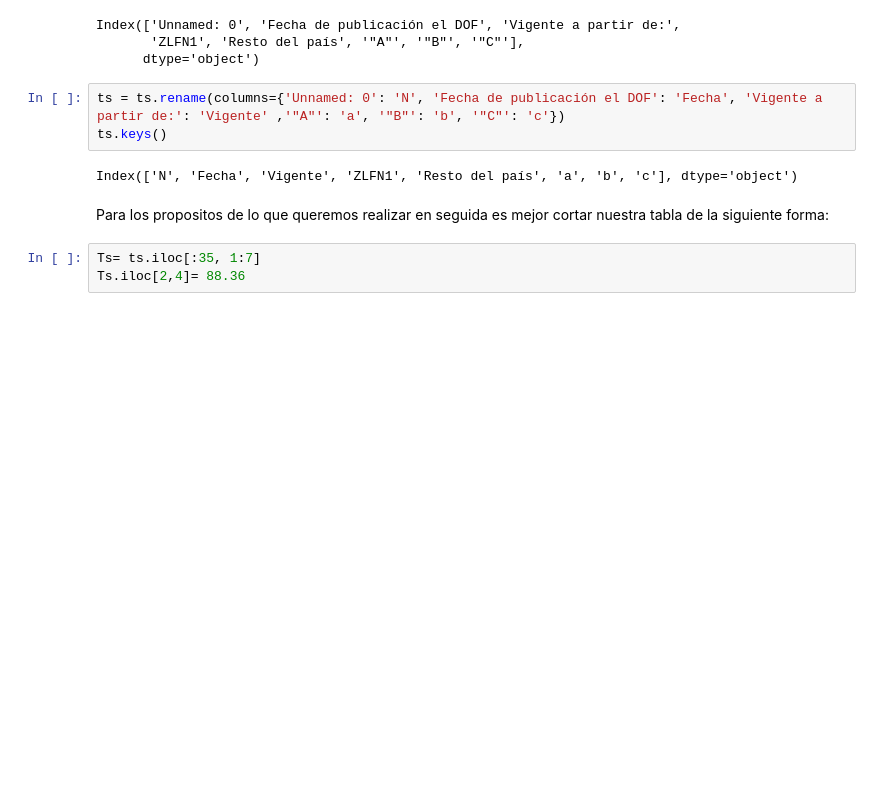
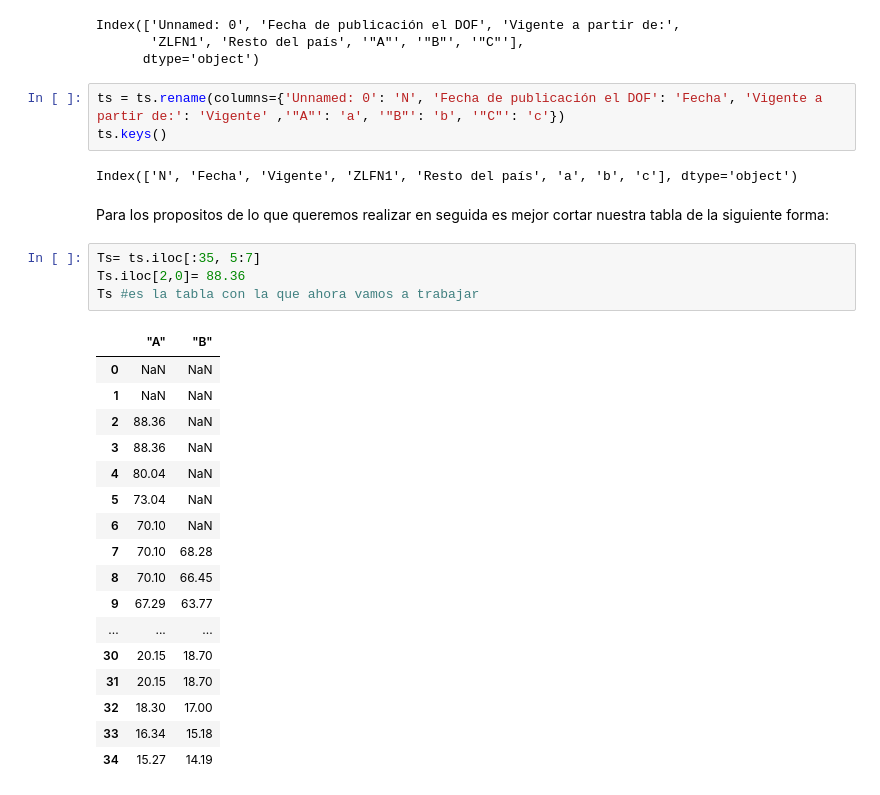
Before and after one commit to DCIDA2019/dcida2020ii-edmundovazquez, a Jupyter notebook: Sep4/manejo_tablas.ipynb, the cells around one changed output. Saved outputs shown, nothing was run; the diff lists cells and outputs as text; blank space fills up the shorter version.

```diff
--- a/Sep4/manejo_tablas.ipynb
+++ b/Sep4/manejo_tablas.ipynb
@@ -170,5 +171,24 @@ Index(['N', 'Fecha', 'Vigente', 'ZLFN1', 'Resto del país', 'a', 'b', 'c'], dtyp
 # %% [markdown]
 Para los propositos de lo que queremos realizar en seguida es mejor cortar nuestra tabla de la siguiente forma:
 # %%
-Ts= ts.iloc[:35, 1:7]
-Ts.iloc[2,4]= 88.36
+Ts= ts.iloc[:35, 5:7]
+Ts.iloc[2,0]= 88.36
+Ts #es la tabla con la que ahora vamos a trabajar
+# %% [output]
+|  | "A" | "B" |
+| 0 | NaN | NaN |
+| 1 | NaN | NaN |
+| 2 | 88.36 | NaN |
+| 3 | 88.36 | NaN |
+| 4 | 80.04 | NaN |
+| 5 | 73.04 | NaN |
+| 6 | 70.10 | NaN |
+| 7 | 70.10 | 68.28 |
+| 8 | 70.10 | 66.45 |
+| 9 | 67.29 | 63.77 |
+| ... | ... | ... |
+| 30 | 20.15 | 18.70 |
+| 31 | 20.15 | 18.70 |
+| 32 | 18.30 | 17.00 |
+| 33 | 16.34 | 15.18 |
+| 34 | 15.27 | 14.19 |
```
Also changed, not shown: parts of 16 cells of this notebook.
